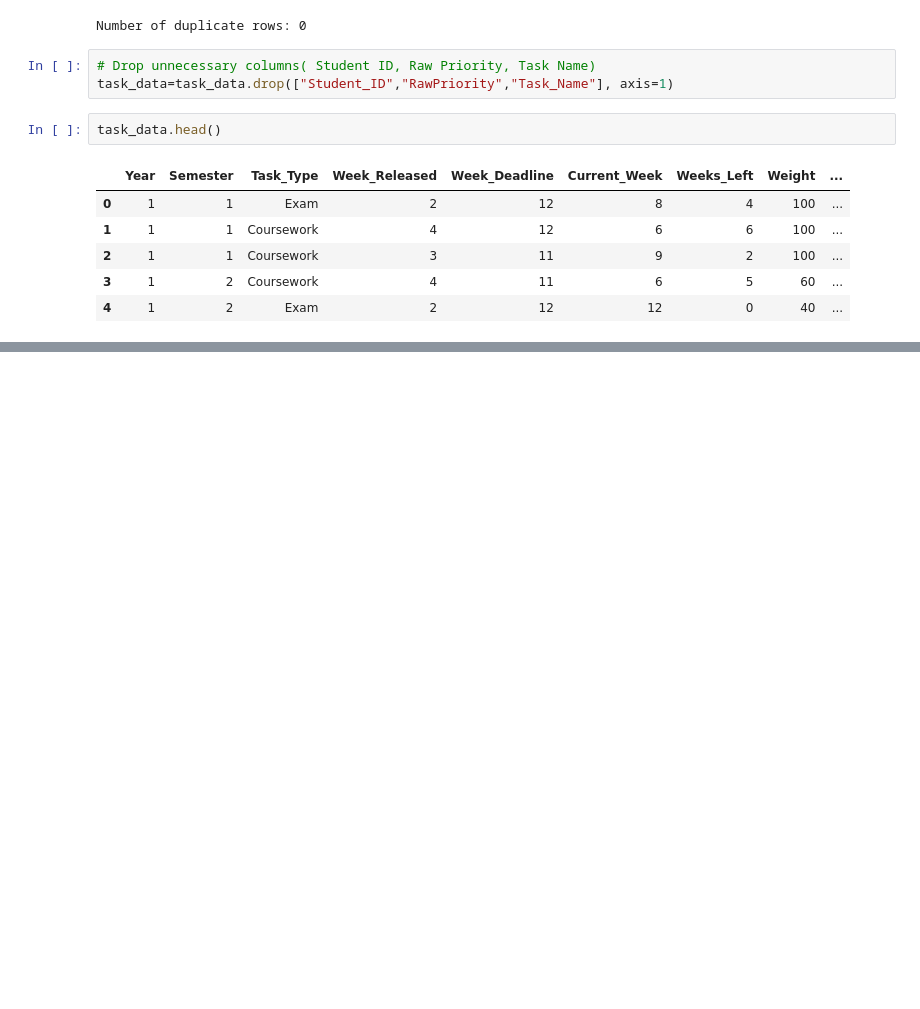
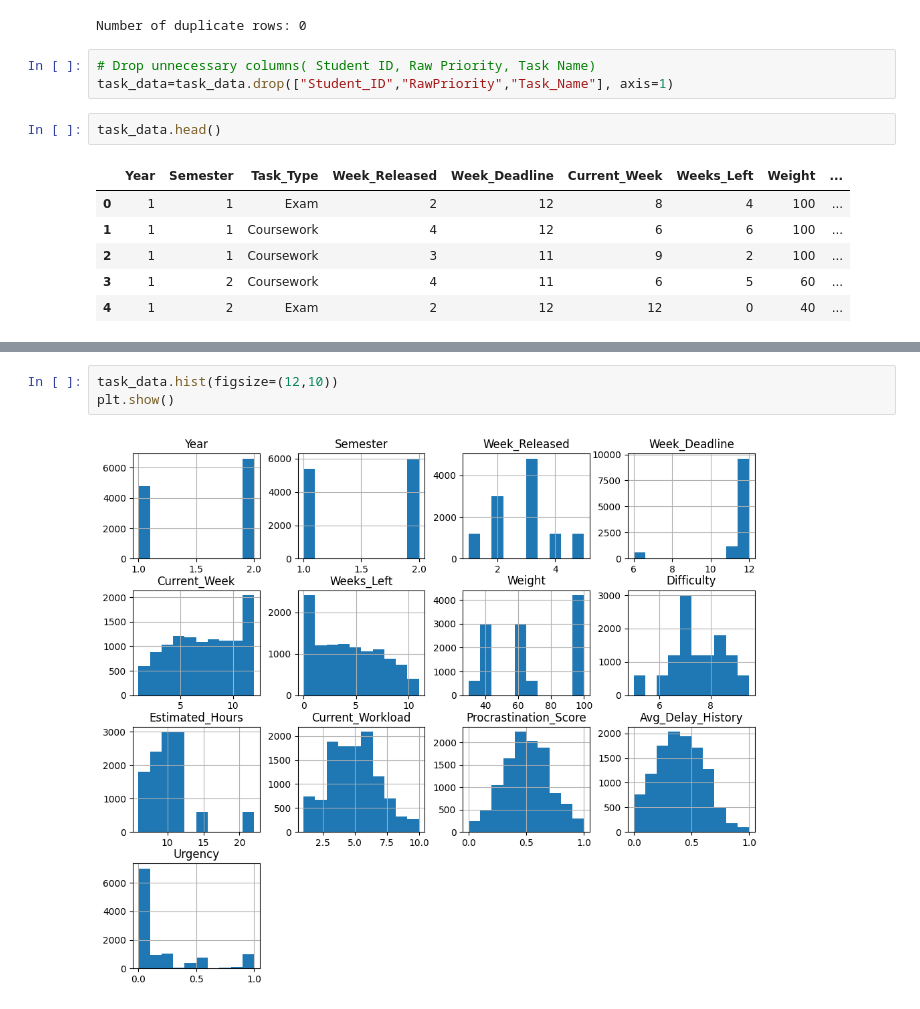
Before and after one commit to senirudilmith4/domain-ai, a Jupyter notebook: ml/TaskPriorityModel/EDA_TPM.ipynb, the cells around one changed output, grey strips where cells are left out. Saved outputs shown, nothing was run; the diff lists cells and outputs as text; blank space fills up the shorter version.

```diff
--- a/ml/TaskPriorityModel/EDA_TPM.ipynb
+++ b/ml/TaskPriorityModel/EDA_TPM.ipynb
@@ -99,0 +121,5 @@ task_data.head()
+# %%
+task_data.hist(figsize=(12,10))
+plt.show()
+# %% [output]
+[figure, added]
```
Also changed, not shown: parts of 14 cells of this notebook, 2 other files.
